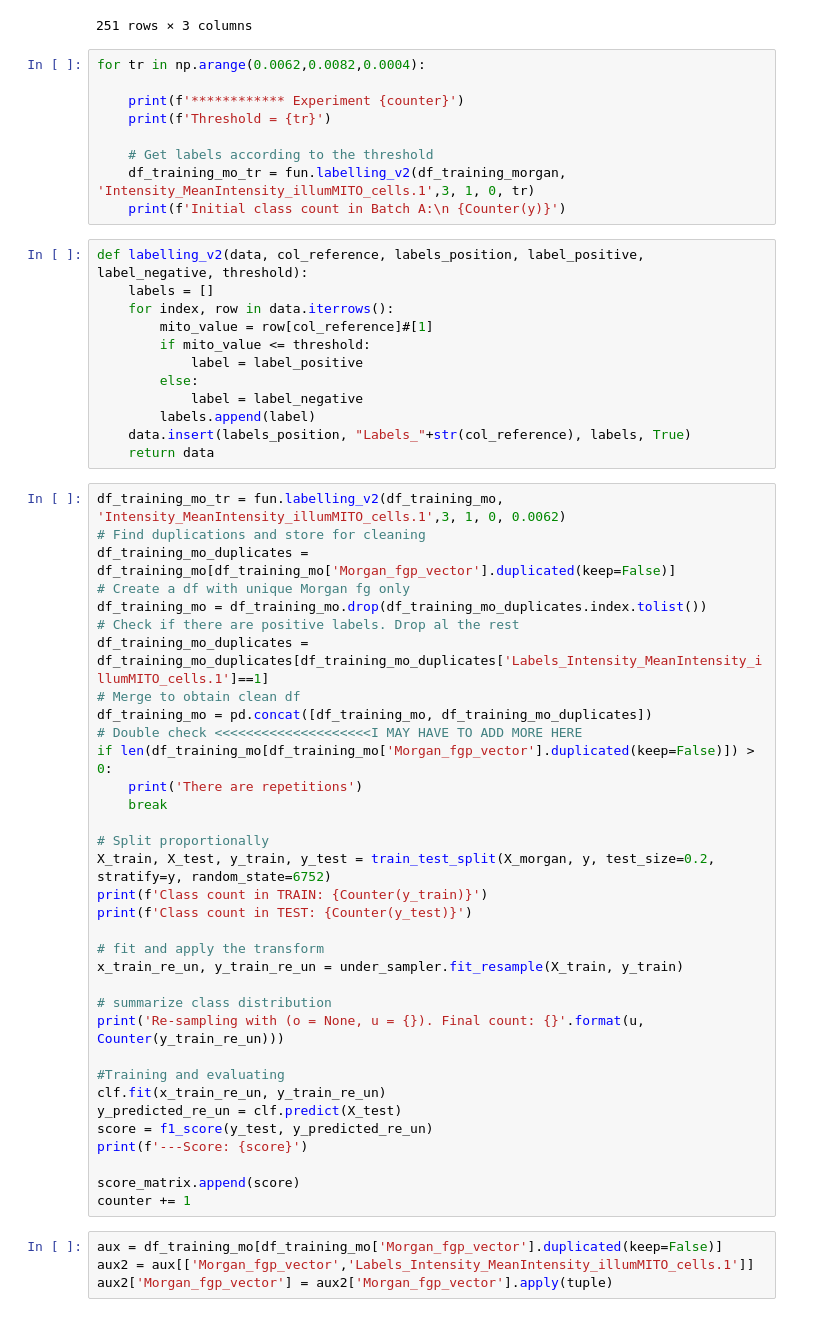
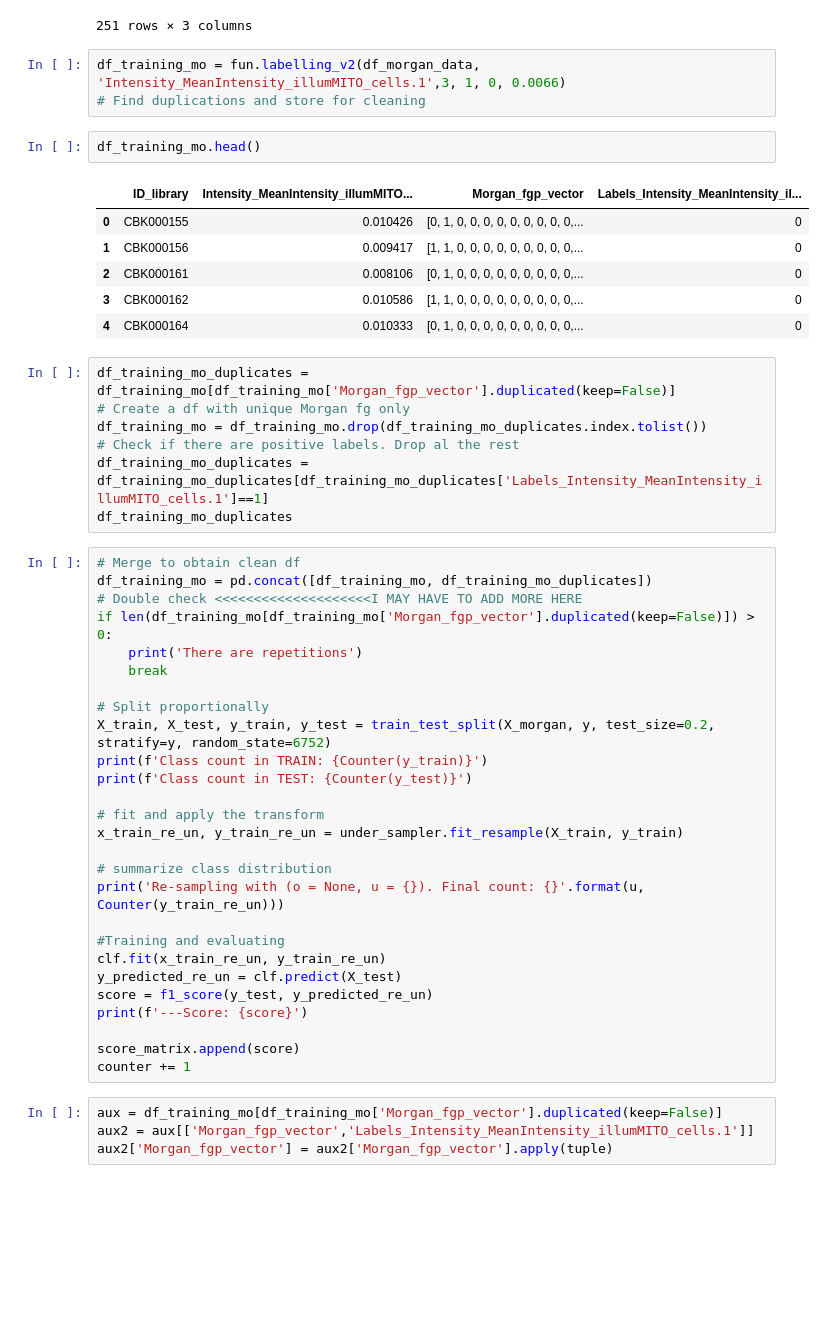
Before and after one commit to pharmbio/Thesis_ActLearn_DOP_2022, a Jupyter notebook: main/supervised_learning/data_creation.ipynb, the cells around one changed output. Drawn from its saved outputs; the diff is of its cells as text; blank space fills up the shorter version.

```diff
--- a/main/supervised_learning/data_creation.ipynb
+++ b/main/supervised_learning/data_creation.ipynb
@@ -384,35 +408,26 @@ df_training_morgan[df_training_morgan['Intensity_MeanIntensity_illumMITO_cells.1
 | 5160 | CBK310023 | 0.005784 | [0, 1, 0, 0, 0, 0, 0, 0, 0, 0, 0,... |
 | 5167 | CBK310020 | 0.007715 | [0, 0, 0, 0, 0, 0, 0, 1, 0, 0, 0,... |
 251 rows × 3 columns
-# %%
-for tr in np.arange(0.0062,0.0082,0.0004):
-
-    print(f'************ Experiment {counter}')
-    print(f'Threshold = {tr}')
-
-    # Get labels according to the threshold
-    df_training_mo_tr = fun.labelling_v2(df_training_morgan, 'Intensity_MeanIntensity_illumMITO_cells.1',3, 1, 0, tr)
-    print(f'Initial class count in Batch A:\n {Counter(y)}')
-# %%
-def labelling_v2(data, col_reference, labels_position, label_positive, label_negative, threshold):
-    labels = []
-    for index, row in data.iterrows():
-        mito_value = row[col_reference]#[1]
-        if mito_value <= threshold:
-            label = label_positive
-        else:
-            label = label_negative
-        labels.append(label)
-    data.insert(labels_position, "Labels_"+str(col_reference), labels, True)
-    return data
+# %%
+df_training_mo = fun.labelling_v2(df_morgan_data, 'Intensity_MeanIntensity_illumMITO_cells.1',3, 1, 0, 0.0066)
+# Find duplications and store for cleaning
+# %%
+df_training_mo.head()
+# %% [output]
+|  | ID_library | Intensity_MeanIntensity_illumMITO... | Morgan_fgp_vector | Labels_Intensity_MeanIntensity_il... |
+| 0 | CBK000155 | 0.010426 | [0, 1, 0, 0, 0, 0, 0, 0, 0, 0, 0,... | 0 |
+| 1 | CBK000156 | 0.009417 | [1, 1, 0, 0, 0, 0, 0, 0, 0, 0, 0,... | 0 |
+| 2 | CBK000161 | 0.008106 | [0, 1, 0, 0, 0, 0, 0, 0, 0, 0, 0,... | 0 |
+| 3 | CBK000162 | 0.010586 | [1, 1, 0, 0, 0, 0, 0, 0, 0, 0, 0,... | 0 |
+| 4 | CBK000164 | 0.010333 | [0, 1, 0, 0, 0, 0, 0, 0, 0, 0, 0,... | 0 |
+# %%
+df_training_mo_duplicates = df_training_mo[df_training_mo['Morgan_fgp_vector'].duplicated(keep=False)]
+# Create a df with unique Morgan fg only
+df_training_mo = df_training_mo.drop(df_training_mo_duplicates.index.tolist())
+# Check if there are positive labels. Drop al the rest
+df_training_mo_duplicates = df_training_mo_duplicates[df_training_mo_duplicates['Labels_Intensity_MeanIntensity_illumMITO_cells.1']==1]
+df_training_mo_duplicates
 # %%
-df_training_mo_tr = fun.labelling_v2(df_training_mo, 'Intensity_MeanIntensity_illumMITO_cells.1',3, 1, 0, 0.0062)
-# Find duplications and store for cleaning
-df_training_mo_duplicates = df_training_mo[df_training_mo['Morgan_fgp_vector'].duplicated(keep=False)]
-# Create a df with unique Morgan fg only
-df_training_mo = df_training_mo.drop(df_training_mo_duplicates.index.tolist())
-# Check if there are positive labels. Drop al the rest
-df_training_mo_duplicates = df_training_mo_duplicates[df_training_mo_duplicates['Labels_Intensity_MeanIntensity_illumMITO_cells.1']==1]
 # Merge to obtain clean df
 df_training_mo = pd.concat([df_training_mo, df_training_mo_duplicates])
 # Double check <<<<<<<<<<<<<<<<<<<<I MAY HAVE TO ADD MORE HERE
```
Also changed, not shown: parts of 12 cells of this notebook.
